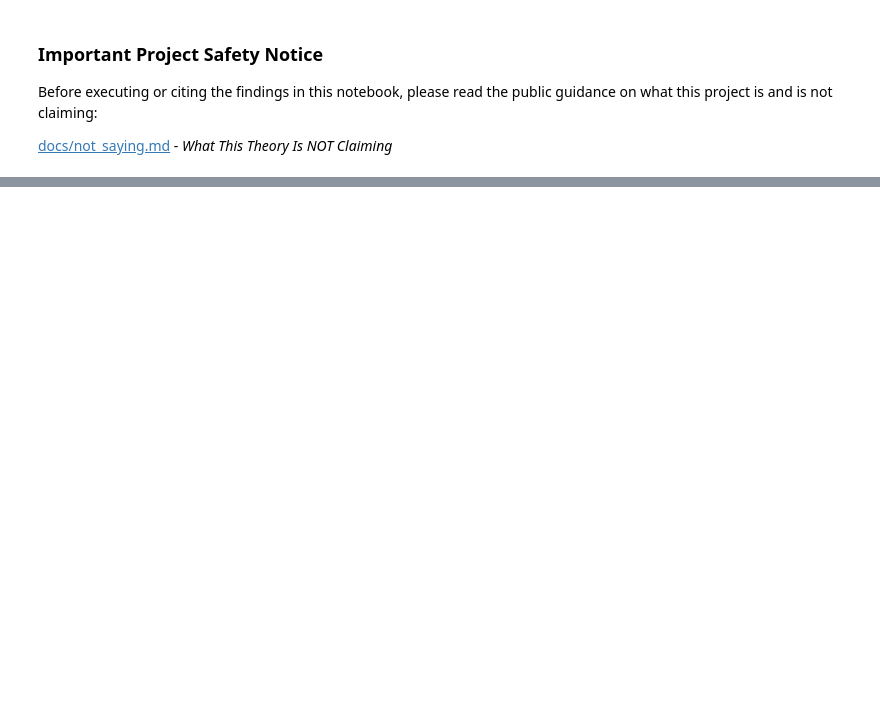
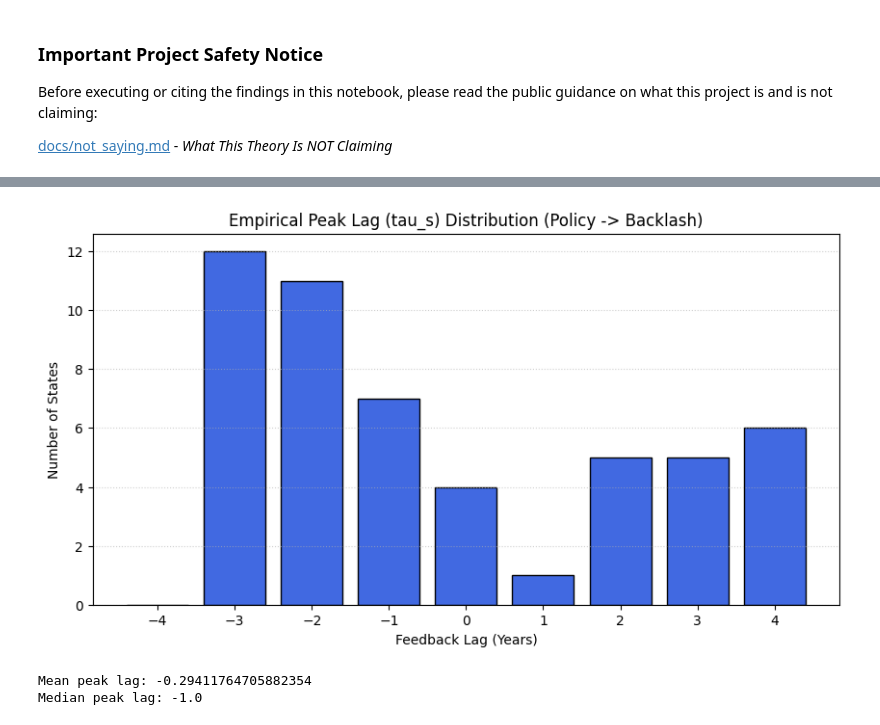
Before and after one commit to admiralorbiter/pendulum, a Jupyter notebook: notebooks/05_eda.ipynb, the cells around one changed output, grey strips where cells are left out. Drawn from its saved outputs; the diff is of its cells as text; code cells hidden in the pictures; blank space fills up the shorter version.

```diff
--- a/notebooks/05_eda.ipynb
+++ b/notebooks/05_eda.ipynb
@@ -11,5 +14,11 @@ Before executing or citing the findings in this notebook, please read the public
 import pandas as pd
 import numpy as np
 import matplotlib.pyplot as plt
-from scipy.signal import correlation_lags
 import scipy.fft as fft
+import statsmodels.api as sm
+import statsmodels.formula.api as smf
+from scipy.stats import spearmanr
+
+df = pd.read_csv('../data/processed/state_year_panel.csv')
+print(f'Data loaded successfully. Panel size: {df.shape}')
+print('Columns in dataset:', list(df.columns))
@@ -19,7 +27,0 @@ To estimate $\tau$ without spurious trend correlations, we run cross-correlation
-# %%
-def estimate_state_lag(df, state_code):
-    # Extract first-differenced policy intensity and backlash
-    diff_p = df[df['state'] == state_code]['policy_intensity'].diff().dropna()
-    diff_b = df[df['state'] == state_code]['backlash'].diff().dropna()
-    # Run Spearman cross-correlation
-    pass
@@ -32,0 +31,52 @@ print('Exploratory spectral check configured.')
+# %%
+def estimate_state_lag(df, state_code, backlash_col='backlash_media'):
+    state_df = df[df['state'] == state_code].sort_values('year')
+    diff_p = state_df['policy_intensity'].diff().values[1:]
+    diff_b = state_df[backlash_col].diff().values[1:]
+
+    lags = range(-4, 5)  # -4 to +4
+    corrs = []
+    for lag in lags:
+        if lag > 0:
+            p_part = diff_p[:-lag]
+            b_part = diff_b[lag:]
+        elif lag < 0:
+            p_part = diff_p[-lag:]
+            b_part = diff_b[:lag]
+        else:
+            p_part = diff_p
+            b_part = diff_b
+
+        if len(p_part) >= 5:
+            corr, _ = spearmanr(p_part, b_part)
+            corrs.append(corr)
+        else:
+            corrs.append(np.nan)
+    return list(lags), corrs
+
+# Compute peak lags across all states
+peak_lags = {}
+states = df['state'].unique()
+for s in states:
+    lags, corrs = estimate_state_lag(df, s, 'backlash_media')
+    valid_corrs = [c for c in corrs if not np.isnan(c)]
+    if valid_corrs:
+        max_idx = np.nanargmax(corrs)
+        peak_lags[s] = lags[max_idx]
+
+# Plot the histogram of peak lags
+plt.figure(figsize=(10, 5))
+plt.hist(peak_lags.values(), bins=np.arange(-4.5, 5.5, 1), rwidth=0.8, color='royalblue', edgecolor='black')
+plt.xlabel('Feedback Lag (Years)')
+plt.ylabel('Number of States')
+plt.title('Empirical Peak Lag (tau_s) Distribution (Policy -> Backlash)')
+plt.xticks(range(-4, 5))
+plt.grid(True, axis='y', linestyle=':', alpha=0.6)
+plt.show()
+
+print('Mean peak lag:', np.mean(list(peak_lags.values())))
+print('Median peak lag:', np.median(list(peak_lags.values())))
+# %% [output]
+[figure, added]
+Mean peak lag: -0.29411764705882354
+Median peak lag: -1.0
```
Also changed, not shown: parts of 13 cells of this notebook, 4 other files.
